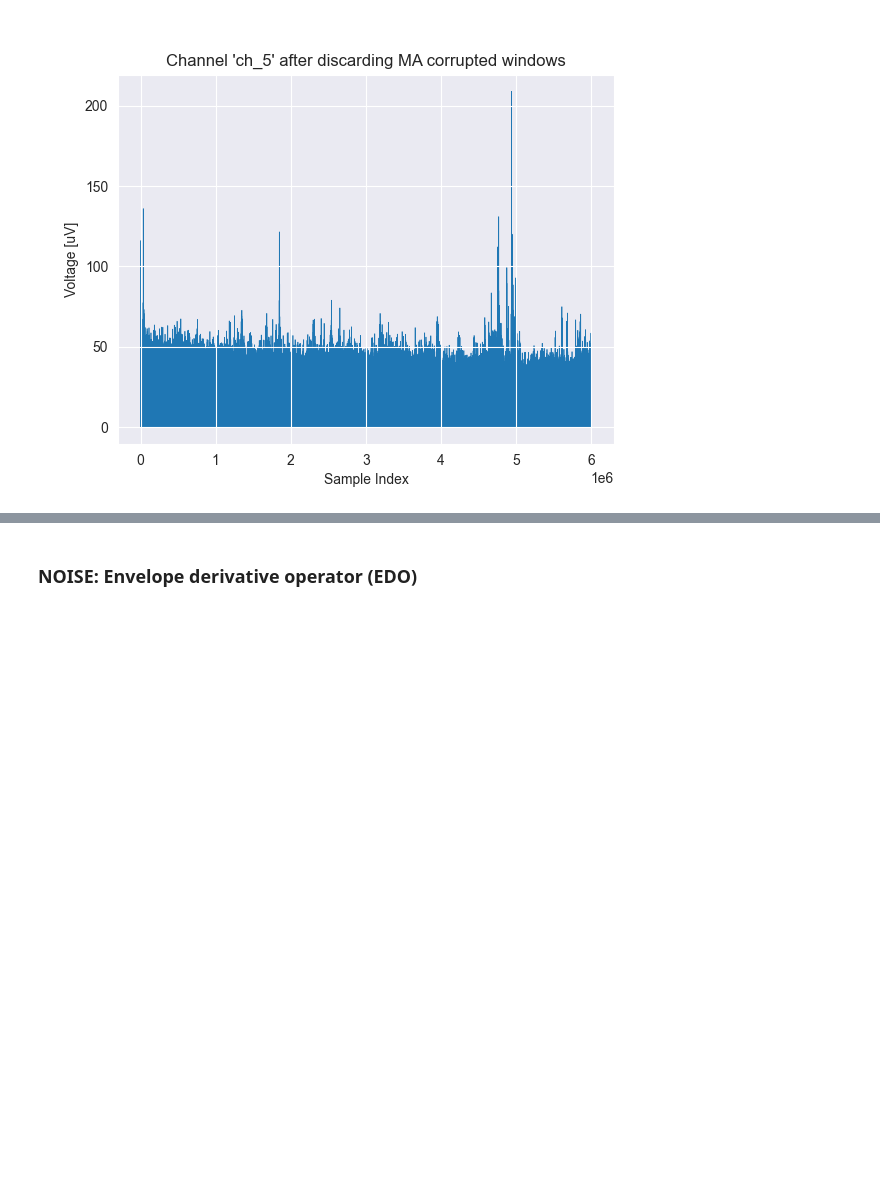
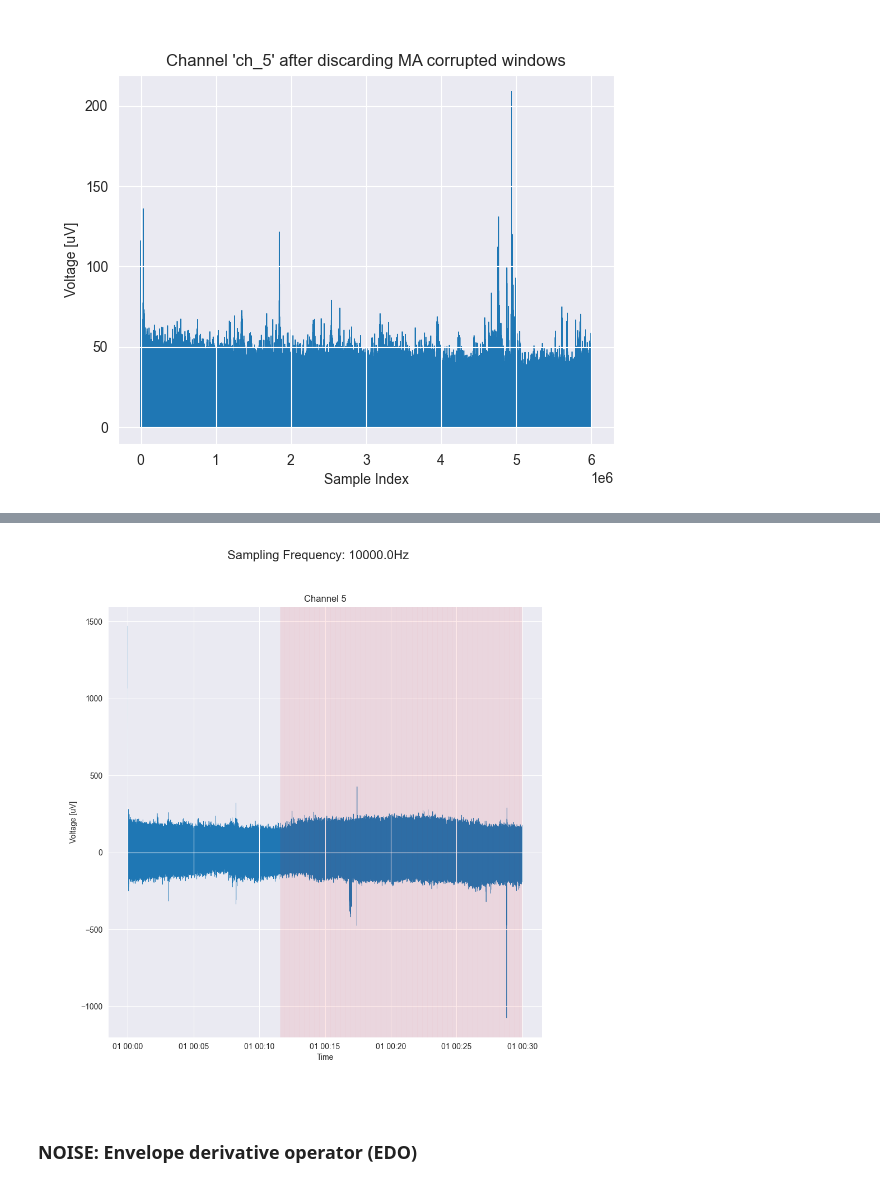
Before and after one commit to petercyli02/Analysis-of-vagus-nerve-recording, a Jupyter notebook: neural_analysis_short.ipynb, the cells around one changed output, grey strips where cells are left out. Saved outputs shown, nothing was run; the diff lists cells and outputs as text; code cells hidden in the pictures; blank space fills up the shorter version.

```diff
--- a/neural_analysis_short.ipynb
+++ b/neural_analysis_short.ipynb
@@ -371,11 +410,10 @@ std_coeff=1
 windows_to_keep = set()
 std = record.filtered['ch_5'].std()
 mean = record.filtered['ch_5'].mean()
-# for idx in tqdm(range(record.length//Recording.window_length + 1)):
-for idx in range(record.length//Recording.window_length + 1):
+for idx in tqdm(range(record.length//Recording.window_length + 1)):
     # window_mean = record.filtered[record.filtered["window"] == idx]['ch_5'].mean()
     window_mean = modified_df[modified_df['window'] == idx]['ch_5'].mean()
-    print(window_mean)
+    # print(window_mean)
     if abs(window_mean) > max_window_mean:
         max_window_mean = abs(window_mean)
         max_window_idx = idx
@@ -389,5 +432,6 @@ len(windows_to_keep)
 # %%
 removed_windows = []
-for i in range(int(modified_df['window'][-1]) + 1):
+# for i in range(int(modified_df['window'][-1]) + 1):
+for i in range(record.length//Recording.window_length + 1):
     if i not in windows_to_keep:
         removed_windows.append(i)
@@ -431,0 +526,4 @@ Canvas(toolbar=Toolbar(toolitems=[('Home', 'Reset original view', 'home', 'home'
+# %%
+mark_MA(start_time="00000", end_time="03000")
+# %% [output]
+[figure, added]
```
Also changed, not shown: parts of 13 cells of this notebook, 3 other files.
